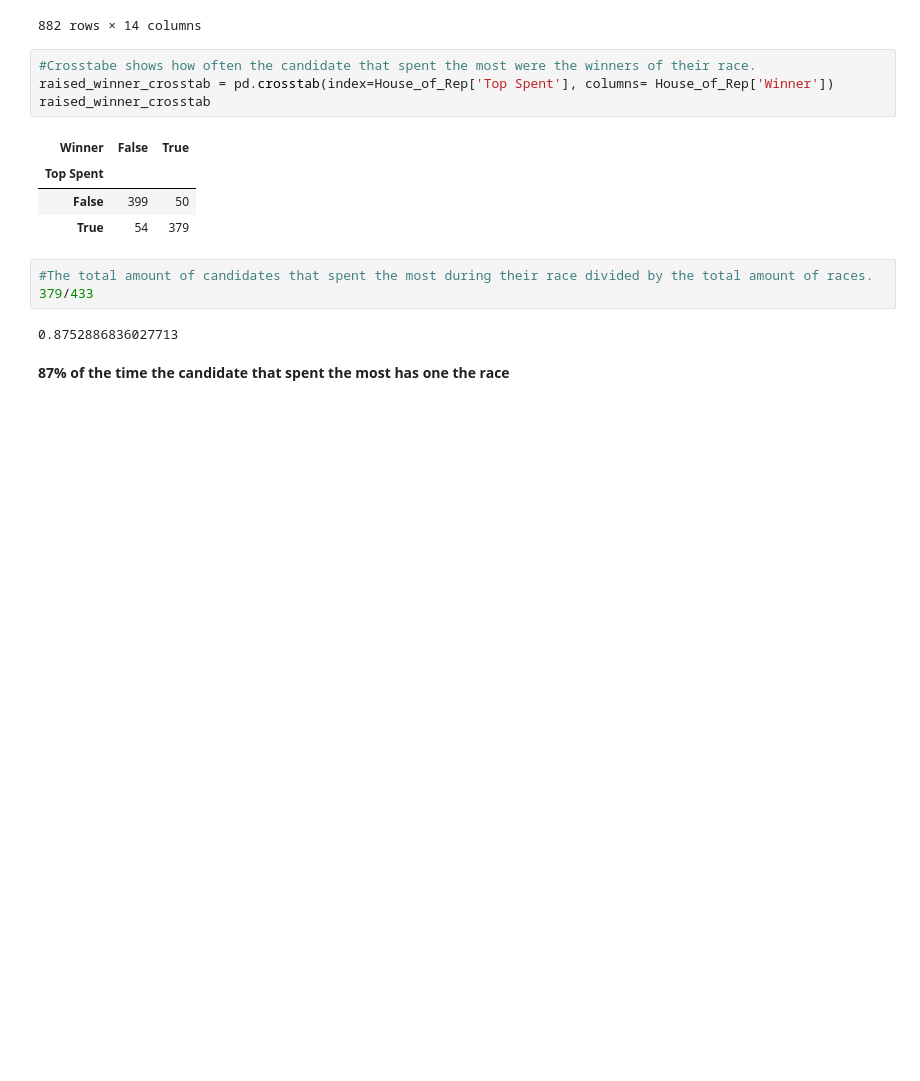
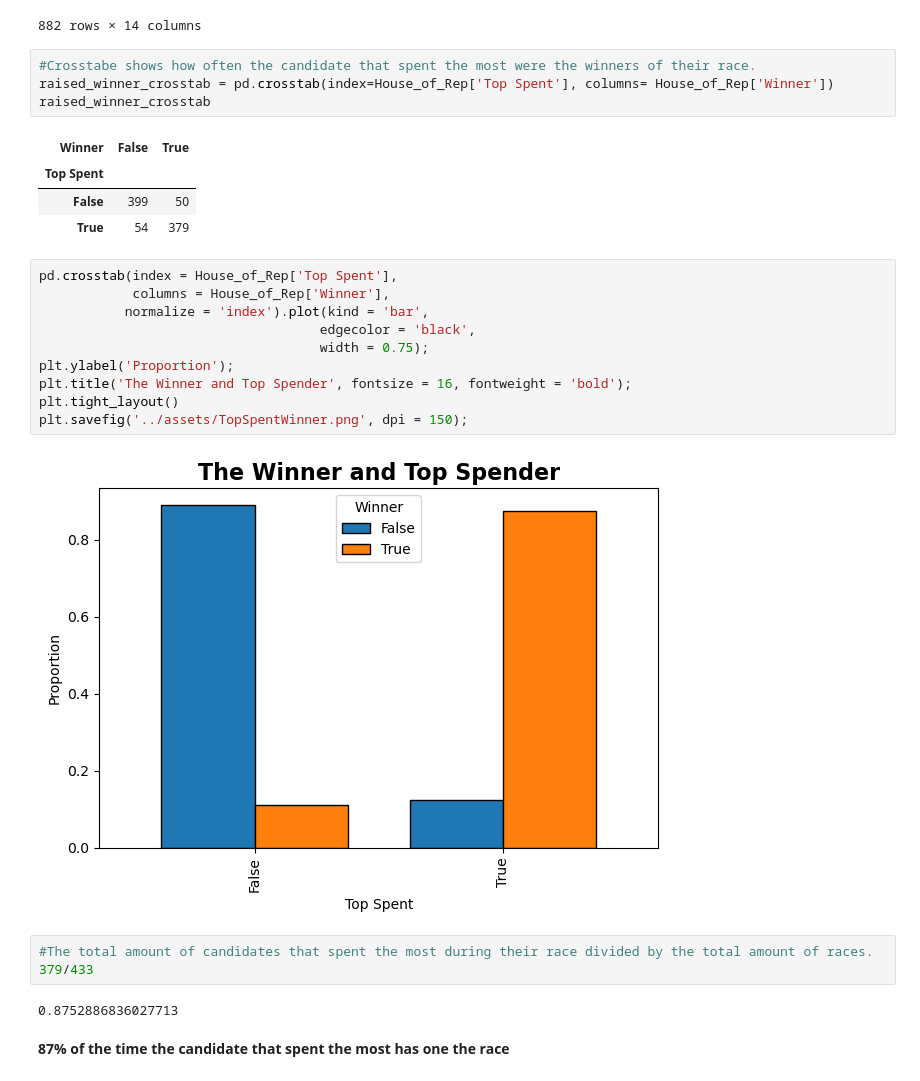
Before and after one commit to KagonDeans/webscraping-open-secrets, a Jupyter notebook: notebooks/HOR_EDA.ipynb, the cells around one changed output. Saved outputs shown, nothing was run; the diff lists cells and outputs as text; blank space fills up the shorter version.

```diff
--- a/notebooks/HOR_EDA.ipynb
+++ b/notebooks/HOR_EDA.ipynb
@@ -132,6 +135,18 @@ raised_winner_crosstab
 | Top Spent |  |  |
 | False | 399 | 50 |
 | True | 54 | 379 |
+# %%
+pd.crosstab(index = House_of_Rep['Top Spent'],
+            columns = House_of_Rep['Winner'],
+           normalize = 'index').plot(kind = 'bar',
+                                    edgecolor = 'black',
+                                    width = 0.75);
+plt.ylabel('Proportion');
+plt.title('The Winner and Top Spender', fontsize = 16, fontweight = 'bold');
+plt.tight_layout()
+plt.savefig('../assets/TopSpentWinner.png', dpi = 150);
+# %% [output]
+[figure, added]
 # %%
 #The total amount of candidates that spent the most during their race divided by the total amount of races.
 379/433
```
Also changed, not shown: parts of 50 cells of this notebook.
